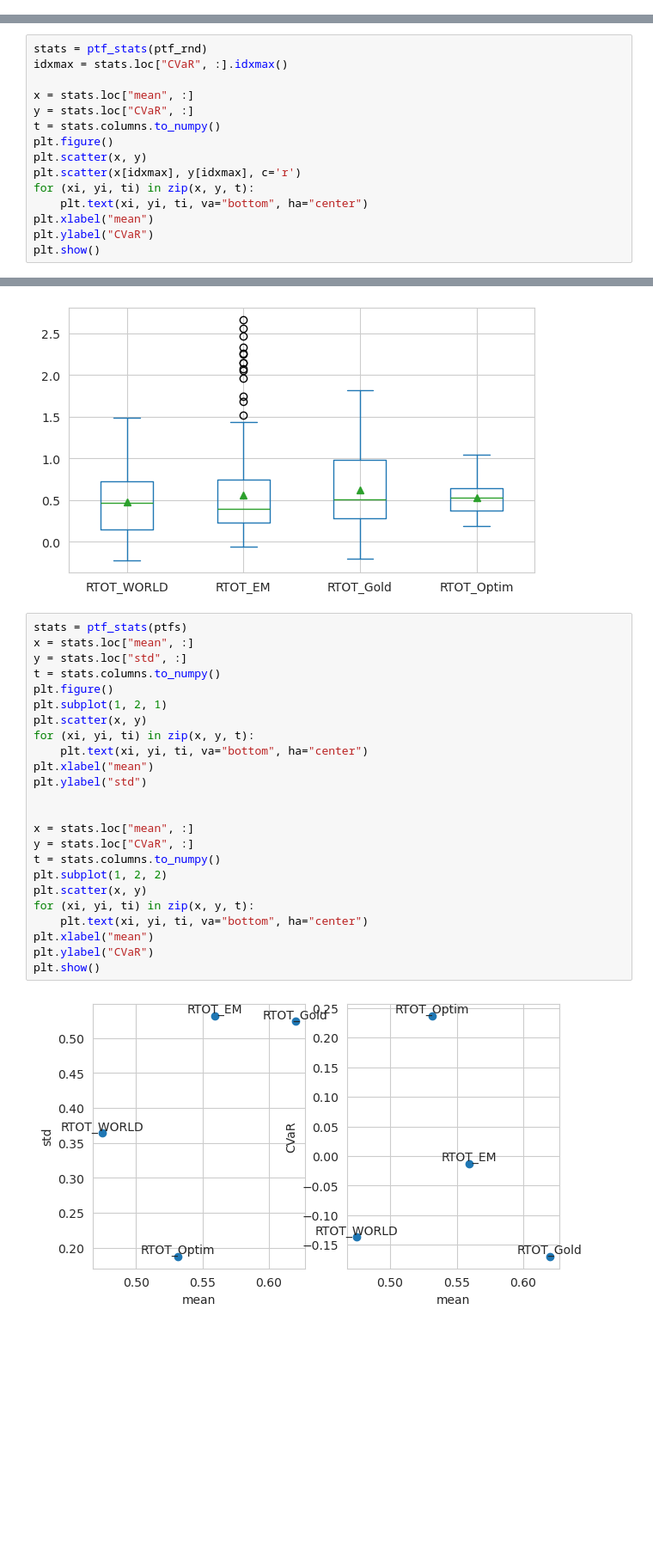
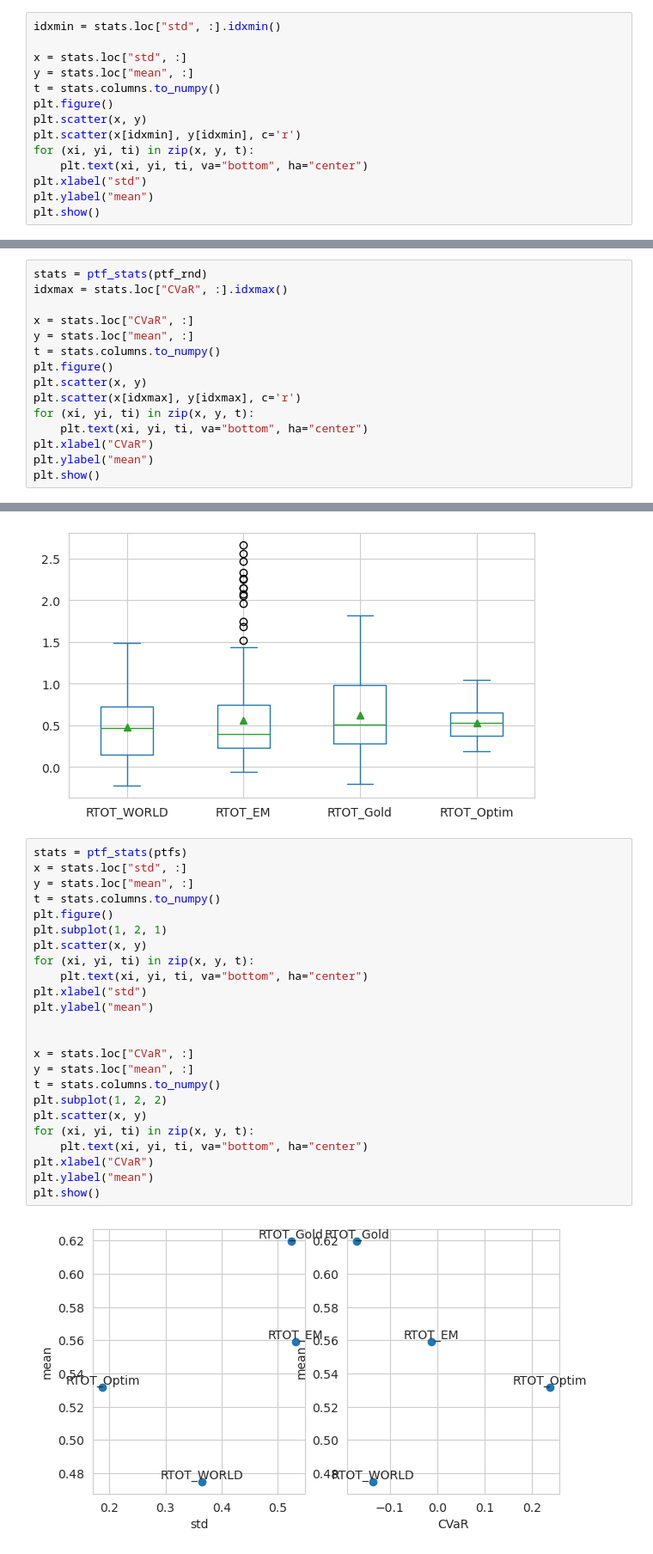
Before and after one commit to aadeg/analisi-investimenti, a Jupyter notebook: portafoglio/11_historical_analysis_index.ipynb, the cells around one changed output, grey strips where cells are left out. Shown at 86% size. Cells and saved outputs as stored; diff of their text form; blank space fills up the shorter version.

```diff
--- a/portafoglio/11_historical_analysis_index.ipynb
+++ b/portafoglio/11_historical_analysis_index.ipynb
@@ -201,0 +183,14 @@ plt.show()
+# %%
+idxmin = stats.loc["std", :].idxmin()
+
+x = stats.loc["std", :]
+y = stats.loc["mean", :]
+t = stats.columns.to_numpy()
+plt.figure()
+plt.scatter(x, y)
+plt.scatter(x[idxmin], y[idxmin], c='r')
+for (xi, yi, ti) in zip(x, y, t):
+    plt.text(xi, yi, ti, va="bottom", ha="center")
+plt.xlabel("std")
+plt.ylabel("mean")
+plt.show()
@@ -221,15 +220,15 @@ Name: 341, dtype: float64
 stats = ptf_stats(ptf_rnd)
 idxmax = stats.loc["CVaR", :].idxmax()
 
-x = stats.loc["mean", :]
-y = stats.loc["CVaR", :]
+x = stats.loc["CVaR", :]
+y = stats.loc["mean", :]
 t = stats.columns.to_numpy()
 plt.figure()
 plt.scatter(x, y)
 plt.scatter(x[idxmax], y[idxmax], c='r')
 for (xi, yi, ti) in zip(x, y, t):
     plt.text(xi, yi, ti, va="bottom", ha="center")
-plt.xlabel("mean")
-plt.ylabel("CVaR")
+plt.xlabel("CVaR")
+plt.ylabel("mean")
 plt.show()
 # %% [output]
@@ -314,27 +342,27 @@ ptfs.plot(kind="box", showmeans=True);
 [figure]
 # %%
 stats = ptf_stats(ptfs)
-x = stats.loc["mean", :]
-y = stats.loc["std", :]
+x = stats.loc["std", :]
+y = stats.loc["mean", :]
 t = stats.columns.to_numpy()
 plt.figure()
 plt.subplot(1, 2, 1)
 plt.scatter(x, y)
 for (xi, yi, ti) in zip(x, y, t):
     plt.text(xi, yi, ti, va="bottom", ha="center")
-plt.xlabel("mean")
-plt.ylabel("std")
+plt.xlabel("std")
+plt.ylabel("mean")
 
 
-x = stats.loc["mean", :]
-y = stats.loc["CVaR", :]
+x = stats.loc["CVaR", :]
+y = stats.loc["mean", :]
 t = stats.columns.to_numpy()
 plt.subplot(1, 2, 2)
 plt.scatter(x, y)
 for (xi, yi, ti) in zip(x, y, t):
     plt.text(xi, yi, ti, va="bottom", ha="center")
-plt.xlabel("mean")
-plt.ylabel("CVaR")
+plt.xlabel("CVaR")
+plt.ylabel("mean")
 plt.show()
 # %% [output]
-[figure, old version]
+[figure, new version]
```
Also changed, not shown: parts of 16 cells of this notebook, 9 other files.
